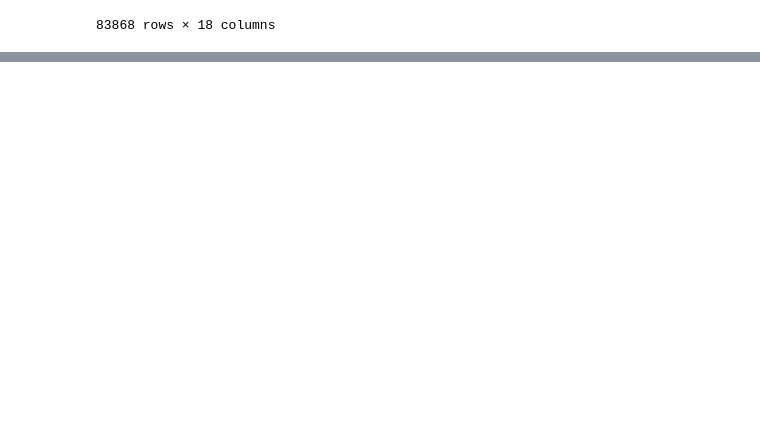
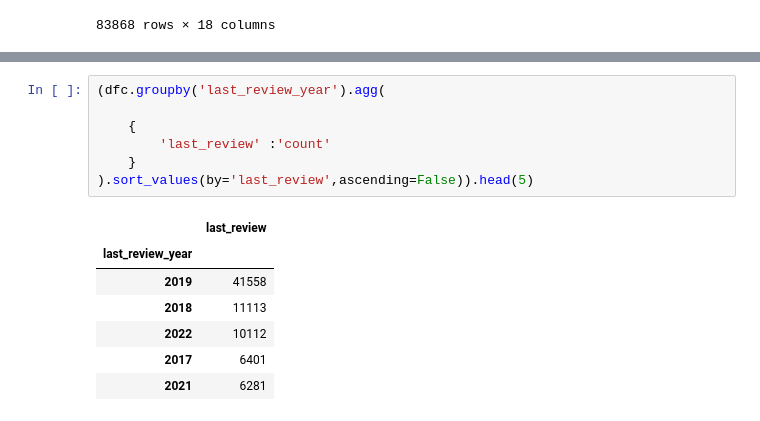
Before and after one commit to JoeAdelmous/airbnb-data-analysis, a Jupyter notebook: Airbnb.ipynb, the cells around one changed output, grey strips where cells are left out. Cells and saved outputs as stored; diff of their text form; blank space fills up the shorter version.

```diff
--- a/Airbnb.ipynb
+++ b/Airbnb.ipynb
@@ -224,0 +686,15 @@ df2
+# %%
+(dfc.groupby('last_review_year').agg(
+
+    {
+        'last_review' :'count'
+    }
+).sort_values(by='last_review',ascending=False)).head(5)
+# %% [output]
+|  | last_review |
+| last_review_year |  |
+| 2019 | 41558 |
+| 2018 | 11113 |
+| 2022 | 10112 |
+| 2017 | 6401 |
+| 2021 | 6281 |
```
Also changed, not shown: parts of 50 cells of this notebook.
